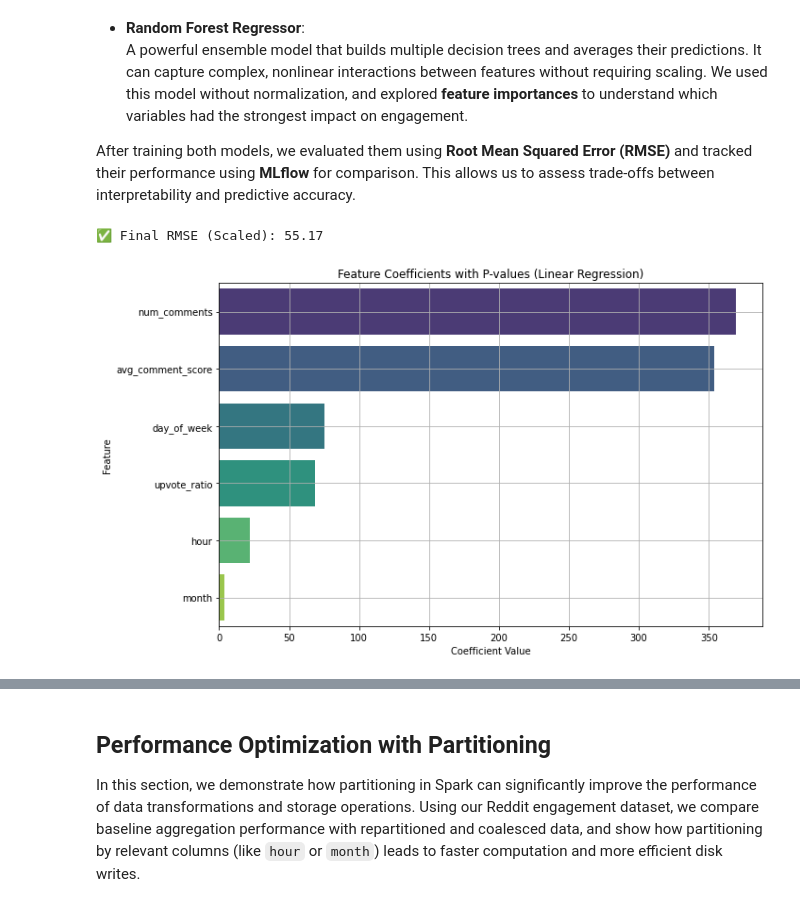
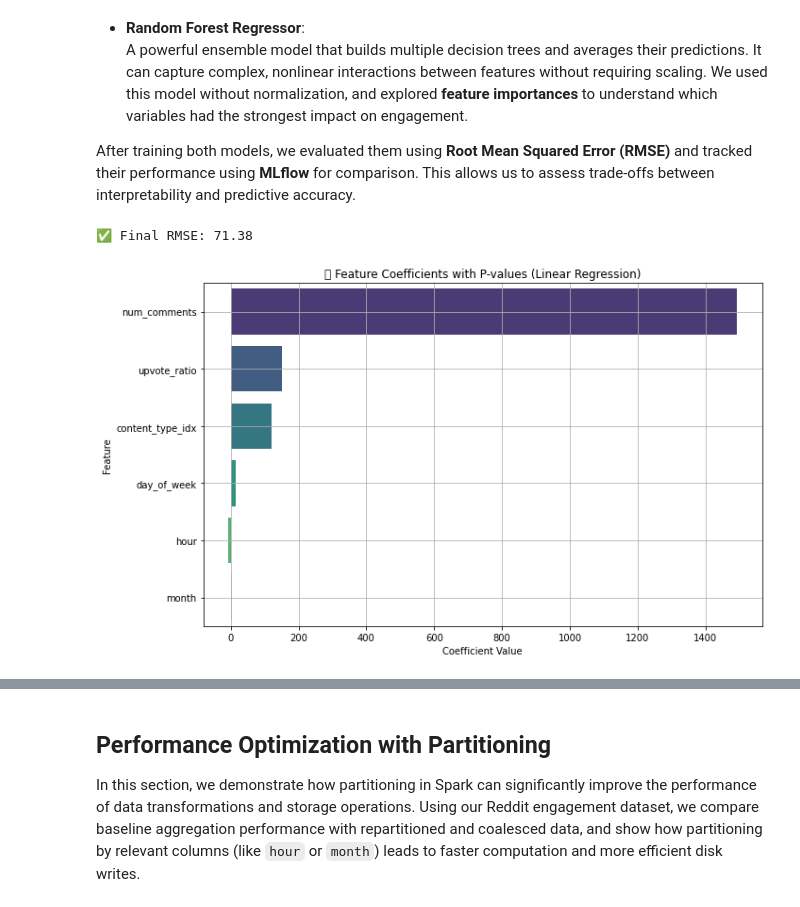
Before and after one commit to NaderAS/MSBA305-Social-Media-Analytics, a Jupyter notebook: part2_spark_scraping/notebooks/spark_social_media_analytics.ipynb, the cells around one changed output, grey strips where cells are left out. Saved outputs shown, nothing was run; the diff lists cells and outputs as text; code cells hidden in the pictures.

```diff
--- a/part2_spark_scraping/notebooks/spark_social_media_analytics.ipynb
+++ b/part2_spark_scraping/notebooks/spark_social_media_analytics.ipynb
@@ -33,13 +31,13 @@ df_post_reddit = spark.read.format("csv") \
     .option("header", "true") \
     .option("multiLine", True) \
     .option("escape", "\"") \
-    .load("dbfs:/FileStore/shared_uploads/mwa47@mail.aub.edu/reddit_data/reddit_posts_df.csv")
+    .load("dbfs:/FileStore/shared_uploads/mwa47@mail.aub.edu/reddit_posts_df.csv")
 
 df_comments_reddit = spark.read.format("csv") \
     .option("header", "true") \
     .option("multiLine", True) \
     .option("escape", "\"") \
-    .load("dbfs:/FileStore/shared_uploads/mwa47@mail.aub.edu/reddit_data/reddit_post_comments.csv")
+    .load("dbfs:/FileStore/shared_uploads/mwa47@mail.aub.edu/reddit_post_comments.csv")
 
 # Load Twitter post data
 df_tweet = spark.read.format("csv") \
@@ -169,10 +140,10 @@ print(f"📊 Shape of df_combined: ({num_rows}, {num_cols})")
 # %%
 # Casting all numerical features and the target variable to the appropriate data types (e.g., double)
 
-numeric_cols = ['hour', 'day_of_week', 'month', "num_comments", "upvote_ratio", 'avg_comment_score', 'comment_count', "engagement_metric"]
+numeric_cols = ['hour', 'day_of_week', 'month', "num_comments", "upvote_ratio", "engagement_metric"]
 
 for colname in numeric_cols:
-    df_combined = df_combined.withColumn(colname, col(colname).cast("double"))
+    df = df.withColumn(colname, col(colname).cast("double"))
 # %%
 # Checking the number of missing values
 
@@ -250,7 +211,7 @@ import seaborn as sns
 import math
 
 # Convert to pandas
-df_numerical = df_cleaned.select(numeric_cols).dropna().toPandas()
+df_numerical = df.select(numeric_cols).dropna().toPandas()
 
 # Dynamically calculate number of subplots
 n = len(df_numerical.columns)
@@ -324,14 +322,16 @@ plt.show()
 # %%
+# A time-series chart showing engagement patterns over time
+
 # ✅ Step 0: Imports
 from pyspark.sql.functions import from_unixtime, to_timestamp, date_trunc, col, avg
 
 # ✅ Step 1: Convert UNIX timestamp to proper Spark timestamp
-df_combined = df_combined.withColumn(
+df = df.withColumn(
     "timestamp", to_timestamp(from_unixtime(col("created_utc").cast("long")))
 )
 
 # ✅ Step 2: Truncate timestamp to daily granularity
-df_time = df_combined.withColumn("datetime", date_trunc("day", col("timestamp")))
+df_time = df.withColumn("datetime", date_trunc("day", col("timestamp")))
 
 # ✅ Step 3: Ensure engagement_metric is a numeric column
 df_time = df_time.withColumn("engagement_metric", col("engagement_metric").cast("double"))
@@ -423,47 +459,50 @@ In this section, we build and evaluate two different machine learning models to
 After training both models, we evaluated them using **Root Mean Squared Error (RMSE)** and tracked their performance using **MLflow** for comparison. This allows us to assess trade-offs between interpretability and predictive accuracy.
 # %%
 from pyspark.sql.functions import col
-from pyspark.ml.feature import VectorAssembler, MinMaxScaler
+from pyspark.ml.feature import VectorAssembler, MinMaxScaler, StringIndexer
 from pyspark.ml.regression import LinearRegression
 from pyspark.ml import Pipeline
 from pyspark.ml.evaluation import RegressionEvaluator
 import mlflow
 import mlflow.spark
 
-# ✅ Define your selected features
-feature_cols = ['hour', 'day_of_week', 'month', 'num_comments', 'upvote_ratio', 'avg_comment_score']
+# ✅ Define feature columns
+numerical_cols = ['hour', 'day_of_week', 'month', 'num_comments', 'upvote_ratio']
+categorical_col = 'content_type'
 
-# ✅ Ensure all selected features and the label are of type double
-for colname in feature_cols + ['engagement_metric']:
-    df_cleaned = df_cleaned.withColumn(colname, col(colname).cast("double"))
+# ✅ Index the categorical column
+content_type_indexer = StringIndexer(inputCol=categorical_col, outputCol=f"{categorical_col}_idx")
 
-# ✅ Assemble the features
+# ✅ Combine numerical + indexed categorical features
+feature_cols = numerical_cols + [f"{categorical_col}_idx"]
+
+# ✅ Assemble features
 assembler = VectorAssembler(inputCols=feature_cols, outputCol="features")
 
-# ✅ Apply MinMaxScaler
+# ✅ Scale features
 scaler = MinMaxScaler(inputCol="features", outputCol="scaled_features")
 
-# ✅ Define the linear regression model
+# ✅ Linear Regression model
 lr = LinearRegression(featuresCol="scaled_features", labelCol="engagement_metric")
 
-# ✅ Build the pipeline
-pipeline = Pipeline(stages=[assembler, scaler, lr])
+# ✅ Build pipeline
+pipeline = Pipeline(stages=[content_type_indexer, assembler, scaler, lr])
 
-# ✅ Split into training and testing sets
-train_data, test_data = df_cleaned.randomSplit([0.8, 0.2], seed=42)
+# ✅ Split the data
+train_data, test_data = df.randomSplit([0.8, 0.2], seed=42)
 
-# ✅ MLflow tracking
+# ✅ MLflow run
 if mlflow.active_run():
     mlflow.end_run()
-mlflow.start_run(run_name="Engagement_Prediction_MinMax_Scaled")
+mlflow.start_run(run_name="Engagement_Prediction")
 
-# ✅ Train the model
+# ✅ Train
 model = pipeline.fit(train_data)
 
-# ✅ Predict on test data
+# ✅ Predict
 predictions = model.transform(test_data)
 
-# ✅ Evaluate the model
+# ✅ Evaluate
 evaluator = RegressionEvaluator(
     labelCol="engagement_metric",
     predictionCol="prediction",
@@ -471,46 +510,48 @@ evaluator = RegressionEvaluator(
 )
 rmse = evaluator.evaluate(predictions)
 
-# ✅ Log with MLflow
+# ✅ Log to MLflow
 mlflow.log_param("model", "LinearRegression")
 mlflow.log_param("features_used", ", ".join(feature_cols))
 mlflow.log_metric("rmse", rmse)
 mlflow.spark.log_model(model, "model")
 
-# ✅ End the MLflow run
 mlflow.end_run()
 
-print(f"✅ Final RMSE (Scaled): {rmse:.2f}")
+print(f"✅ Final RMSE: {rmse:.2f}")
 # %% [output]
-✅ Final RMSE (Scaled): 55.17
+✅ Final RMSE: 71.38
 # %%
-# Extract trained linear model and assembler
-lr_model = model.stages[-1]       # LinearRegression
-assembler_model = model.stages[0] # VectorAssembler
+# Extract trained stages
+indexer_model = model.stages[0]
+assembler_model = model.stages[1]
+scaler_model = model.stages[2]
+lr_model = model.stages[3]
+
+# Extract original features
 features = assembler_model.getInputCols()
 
 # Get coefficients and p-values
 summary = lr_model.summary
 coefficients = lr_model.coefficients
 p_values = summary.pValues[1:]  # Remove intercept
 
-# Build DataFrame
 coeff_df = pd.DataFrame({
     "feature": features,
     "coefficient": coefficients,
     "p_value": p_values
 }).sort_values("coefficient", key=abs, ascending=False)
 
 # Plot
 plt.figure(figsize=(10, 6))
 sns.barplot(data=coeff_df, x="coefficient", y="feature", palette="viridis")
-plt.title("Feature Coefficients with P-values (Linear Regression)")
+plt.title("🔎 Feature Coefficients with P-values (Linear Regression)")
 plt.xlabel("Coefficient Value")
 plt.ylabel("Feature")
 plt.grid(True)
 plt.tight_layout()
 plt.show()
 # %% [output]
-[figure, old version]
+[figure, new version]
 # %%
 from pyspark.sql.functions import col
```
Also changed, not shown: parts of 24 cells of this notebook, 7 other files.
